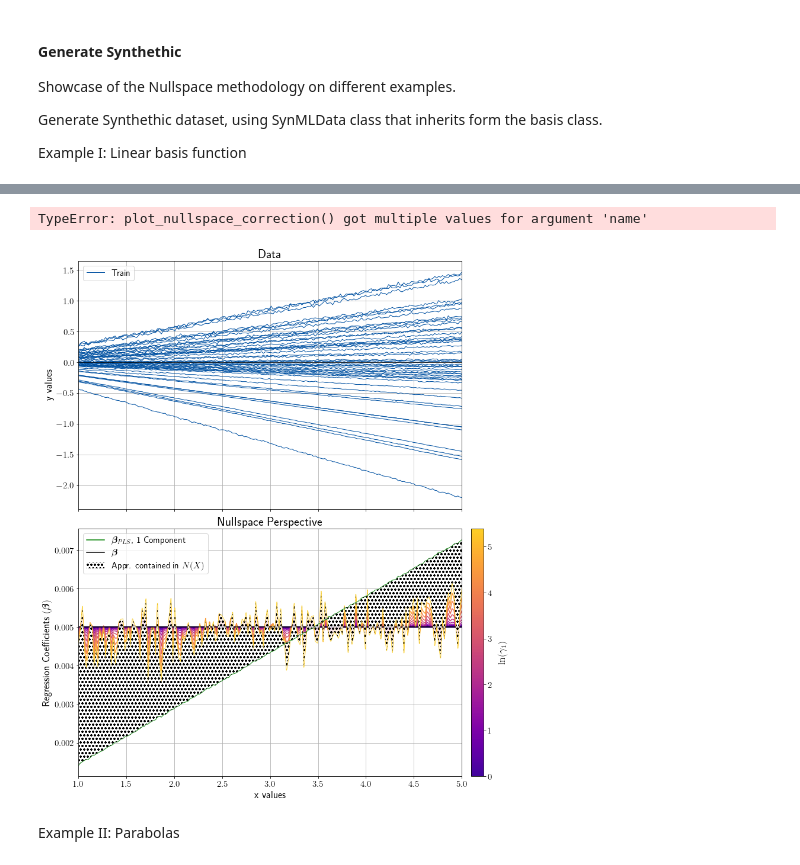
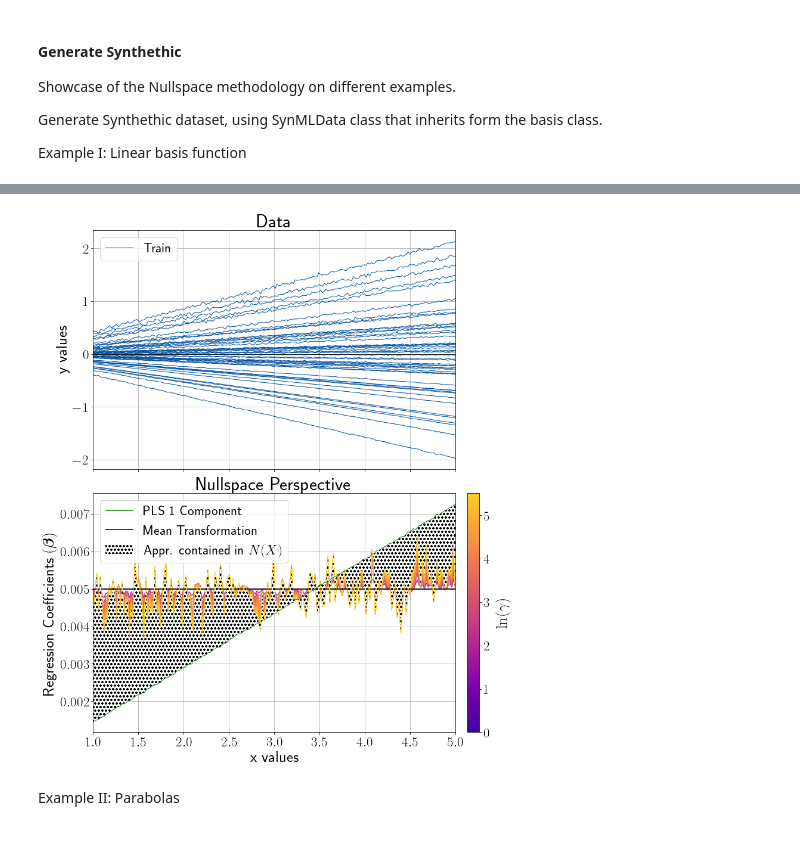
Before and after one commit to JoachimSchaeffer/HDRegAnalytics, a Jupyter notebook: nullspace_methodolody_exmaples.ipynb, the cells around one changed output, grey strips where cells are left out. Saved outputs shown, nothing was run; the diff lists cells and outputs as text; code cells hidden in the pictures.

```diff
--- a/nullspace_methodolody_exmaples.ipynb
+++ b/nullspace_methodolody_exmaples.ipynb
@@ -312,19 +312,3 @@ if save_plots:
-# %%
-# Make the nullspace plots with the sythetic data
-# adjust the colors.
-v, v_, norm_, gs = nullspace_correction_wrap(data_ml_linear.weights['PLS 1 Comp.'], mean_reg_coef, data_ml_linear, std=False)
-fig, ax = plot_nullspace_correction(
-                data_ml_linear.weights['PLS 1 Comp.'], mean_reg_coef,
-                v_, norm_, gs,  data_ml_linear.X_, data_ml_linear.x,
-                name='plssquigg_mean_sub', model=r'$\bm\beta_{PLS}$, 1 Component', save=0)
-
-# ax[1].plot(data_ml_linear.x, data_ml_linear.weights_std['PLS 1 Comp. std'])
-# ax[1].plot(data_ml_linear.x, data_ml_linear.weights_std_retrans['PLS 1 Comp. std retrans'])
-
-if save_plots:
-    fig.savefig(save_plot_path + 'Linear_example.pdf')
-# %% [output]
-TypeError: plot_nullspace_correction() got multiple values for argument 'name'
 # %%
 # Visualize standardized data.
 if extra_plots:
@@ -348,21 +332,17 @@ if extra_plots:
     plt.plot(data_ml_linear.x, data_ml_linear.weights['PLS 1 Comp.'], label='No std')
     plt.plot(data_ml_linear.x, mean_reg_coef, label='Mean')
     plt.legend()
-# %%
-# Make the nullspace plots with the sythetic data
-# Select range of parameters
-
-v, v_, norm_, gs = nullspace_correction_wrap(data_ml_linear_n.weights['PLS 1 Comp.'], mean_reg_coef, data_ml_linear_n)
-
-fig, ax = plot_nullspace_correction(
-                data_ml_linear_n.weights['PLS 1 Comp.'], mean_reg_coef,
-                v_, norm_, gs,  data_ml_linear_n.X_, data_ml_linear_n.x,
-                name='plssquigg_mean_sub', model=r'$\bm\beta_{PLS}$, 1 Component', save=0)
-
-if save_plots:
-    fig.savefig(save_plot_path + 'Linear_example_noise.pdf')
-# %% [output]
-[figure, removed]
+# %%
+data_ml_linear_n = data_ml_linear_n.nullspace_correction(
+    key_alpha = 'PLS 1 Comp.', w_alpha_name='PLS 1 Component',
+    w_beta = mean_reg_coef, w_beta_name='Mean Transformation', std=False)
+
+fig, ax = data_ml_linear_n.plot_nullspace_correction()
+
+if save_plots:
+    fig.savefig(save_plot_path + 'Linear_example_noise.pdf')
+# %% [output]
+[figure, added]
 # %% [markdown]
 Example II: Parabolas
 # %%
```
Also changed, not shown: parts of 12 cells of this notebook, 1 other file.
